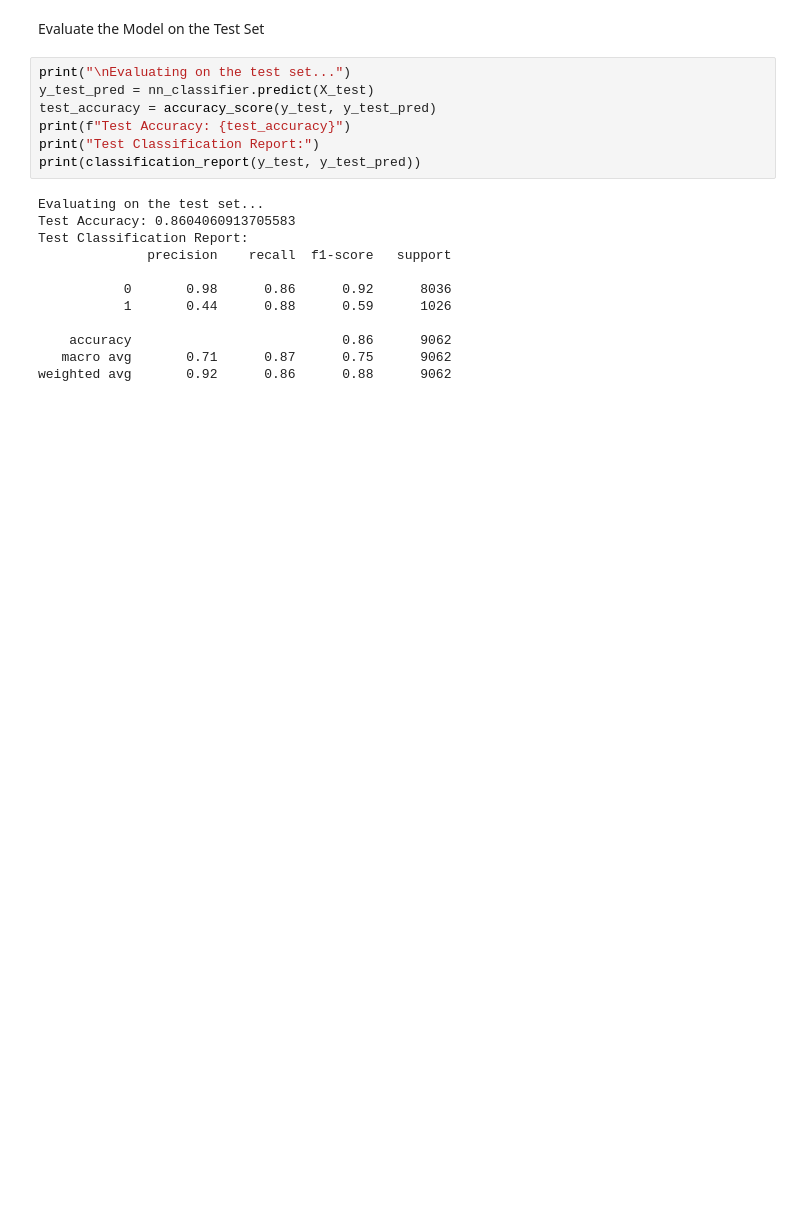
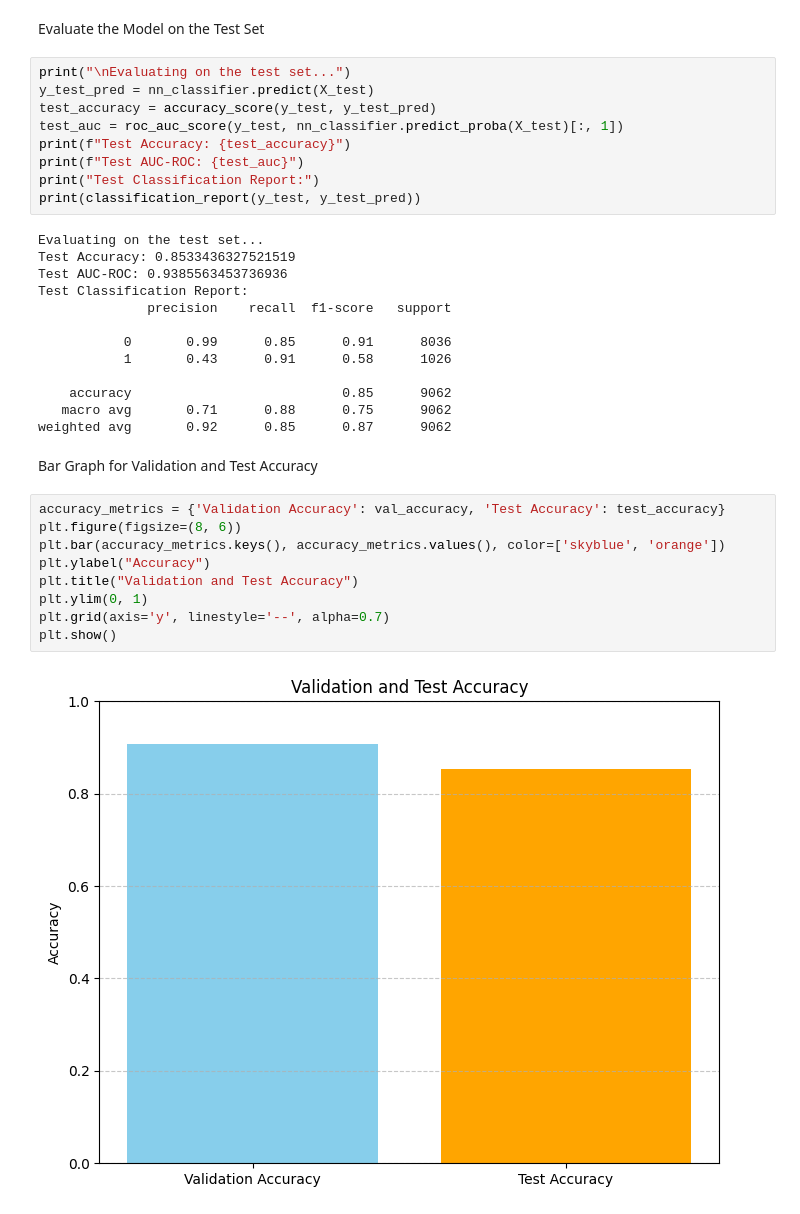
Before and after one commit to vimesh630/ML_CW, a Jupyter notebook: neural_network.ipynb, the cells around one changed output. Drawn from its saved outputs; the diff is of its cells as text; blank space fills up the shorter version.

```diff
--- a/neural_network.ipynb
+++ b/neural_network.ipynb
@@ -76,18 +105,34 @@ Evaluate the Model on the Test Set
 print("\nEvaluating on the test set...")
 y_test_pred = nn_classifier.predict(X_test)
 test_accuracy = accuracy_score(y_test, y_test_pred)
+test_auc = roc_auc_score(y_test, nn_classifier.predict_proba(X_test)[:, 1])
 print(f"Test Accuracy: {test_accuracy}")
+print(f"Test AUC-ROC: {test_auc}")
 print("Test Classification Report:")
 print(classification_report(y_test, y_test_pred))
 # %% [output]
 Evaluating on the test set...
-Test Accuracy: 0.8604060913705583
+Test Accuracy: 0.8533436327521519
+Test AUC-ROC: 0.9385563453736936
 Test Classification Report:
               precision    recall  f1-score   support
 
-           0       0.98      0.86      0.92      8036
-           1       0.44      0.88      0.59      1026
+           0       0.99      0.85      0.91      8036
+           1       0.43      0.91      0.58      1026
 
-    accuracy                           0.86      9062
-   macro avg       0.71      0.87      0.75      9062
-weighted avg       0.92      0.86      0.88      9062
+    accuracy                           0.85      9062
+   macro avg       0.71      0.88      0.75      9062
+weighted avg       0.92      0.85      0.87      9062
+# %% [markdown]
+Bar Graph for Validation and Test Accuracy
+# %%
+accuracy_metrics = {'Validation Accuracy': val_accuracy, 'Test Accuracy': test_accuracy}
+plt.figure(figsize=(8, 6))
+plt.bar(accuracy_metrics.keys(), accuracy_metrics.values(), color=['skyblue', 'orange'])
+plt.ylabel("Accuracy")
+plt.title("Validation and Test Accuracy")
+plt.ylim(0, 1)
+plt.grid(axis='y', linestyle='--', alpha=0.7)
+plt.show()
+# %% [output]
+[figure, added]
```
Also changed, not shown: parts of 10 cells of this notebook.
